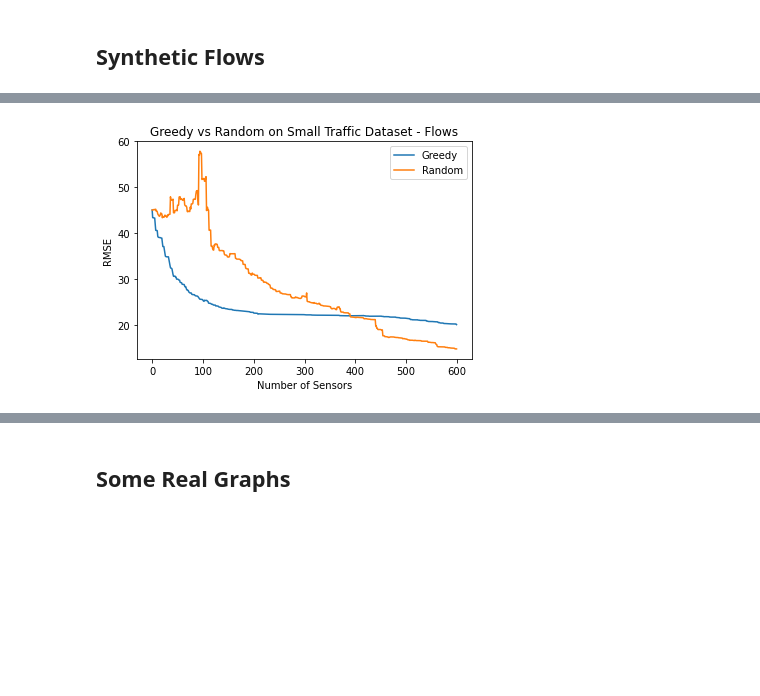
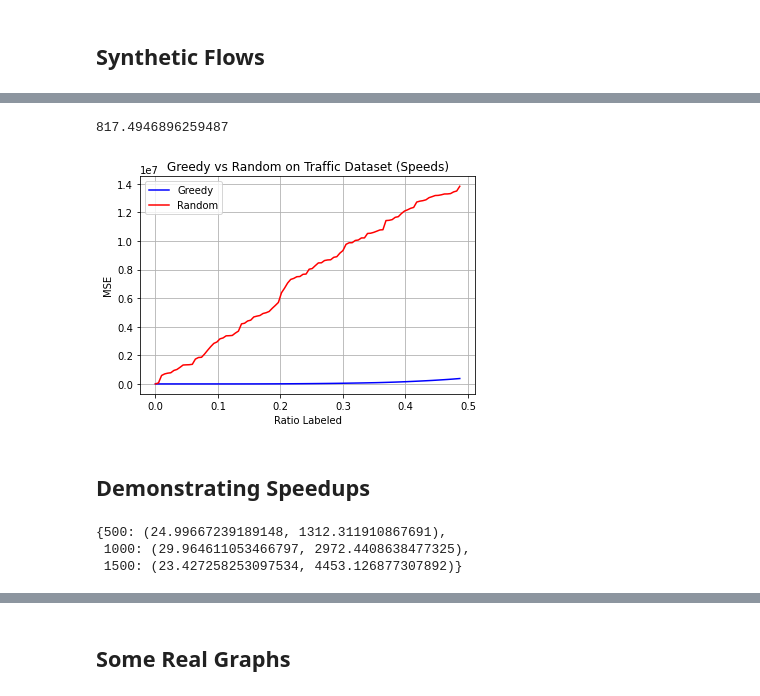
Before and after one commit to arnav-b/sensor-placement, a Jupyter notebook: algorithms.ipynb, the cells around one changed output, grey strips where cells are left out. Drawn from its saved outputs; the diff is of its cells as text; code cells hidden in the pictures; blank space fills up the shorter version.

```diff
--- a/algorithms.ipynb
+++ b/algorithms.ipynb
@@ -653,0 +634,2 @@ for i in tqdm(range(len(opt_sensors))):
+# %%
+opt_speed_sensors = choose_sensors(G, labeled_speeds, speed_prediction, mse, lazy=True, k=int(len(G.edges()) / 2), cores=10)
@@ -654,11 +644,34 @@ for i in tqdm(range(len(opt_sensors))):
+# %%
+preds = speed_prediction(G, {s: labeled_speeds[s] for s in opt_speed_sensors[:1]})
+mse(preds, labeled_speeds)
+# %% [output]
+817.4946896259487
+# %%
+random_sensors = choose_sensors_random(G, int(G.number_of_edges() / 2))
+# %%
+random_errs = {}
+errs = {}
+samples = 100
+
+for i in tqdm(range(samples)):
+    j = int(len(random_sensors) / samples) * i
+
+    preds = speed_prediction(G, {s: labeled_speeds[s] for s in opt_speed_sensors[:j]})
+    errs[j] = mse(preds, labeled_speeds)
+
+    random_preds = speed_prediction(G, {s: labeled_speeds[s] for s in random_sensors[:j]})
+    random_errs[j] = mse(random_preds, labeled_speeds)
 # %%
 fig, ax = plt.subplots()
-ax.plot(range(len(errs.values())), errs.values(), label="Greedy")
-ax.plot(range(len(rand_errs.values())), rand_errs.values(), label="Random")
+
+ax.plot([k / len(G.edges()) for k in errs.keys()], errs.values(), "b", label="Greedy")
+ax.plot([k / len(G.edges()) for k in errs.keys()], random_errs.values(), "r", label="Random")
 ax.legend()
-plt.xlabel("Number of Sensors")
-plt.ylabel("RMSE")
-plt.title("Greedy vs Random on Small Traffic Dataset - Flows")
+plt.xlabel("Ratio Labeled")
+plt.ylabel("MSE")
+plt.grid("on")
 plt.show()
 # %% [output]
-[figure, old version]
+[figure, new version]
+# %% [markdown]
+## Demonstrating Speedups
@@ -664,0 +710,6 @@ plt.show()
+# %%
+speedups
+# %% [output]
+{500: (24.99667239189148, 1312.311910867691),
+ 1000: (29.964611053466797, 2972.4408638477325),
+ 1500: (23.427258253097534, 4453.126877307892)}
```
Also changed, not shown: parts of 107 cells of this notebook, 6 other files.
